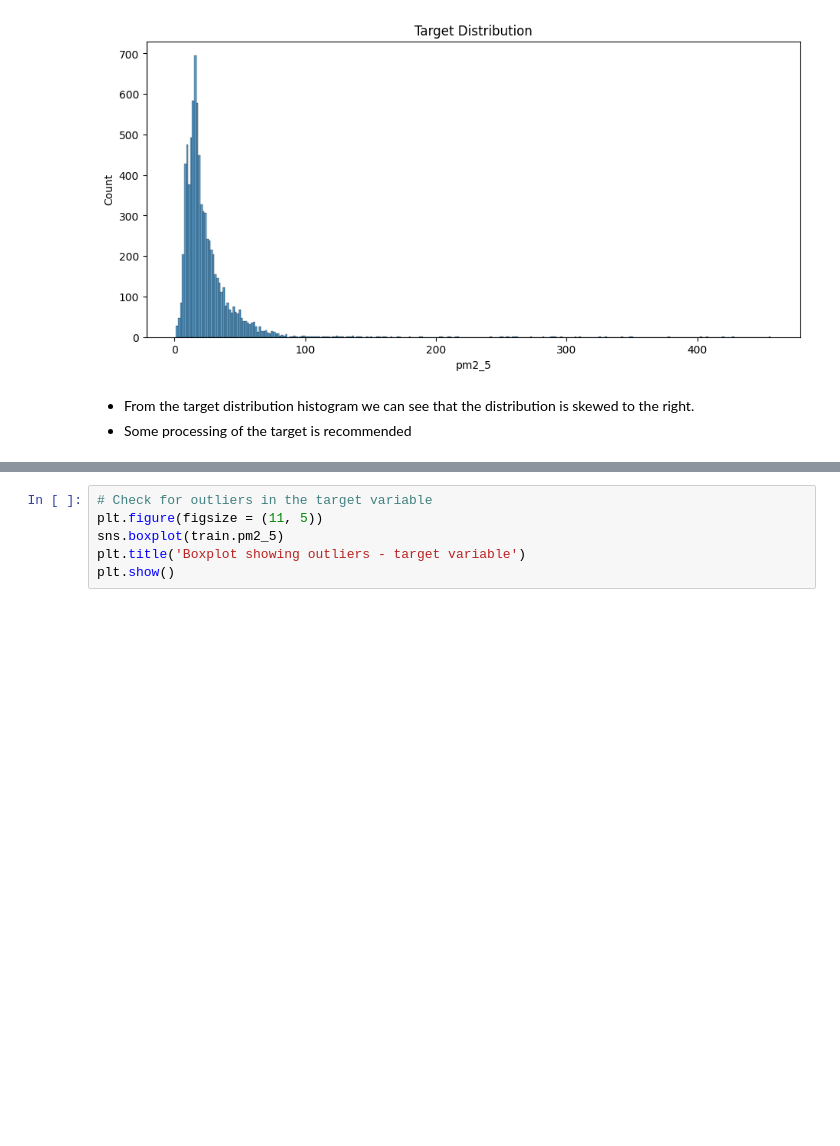
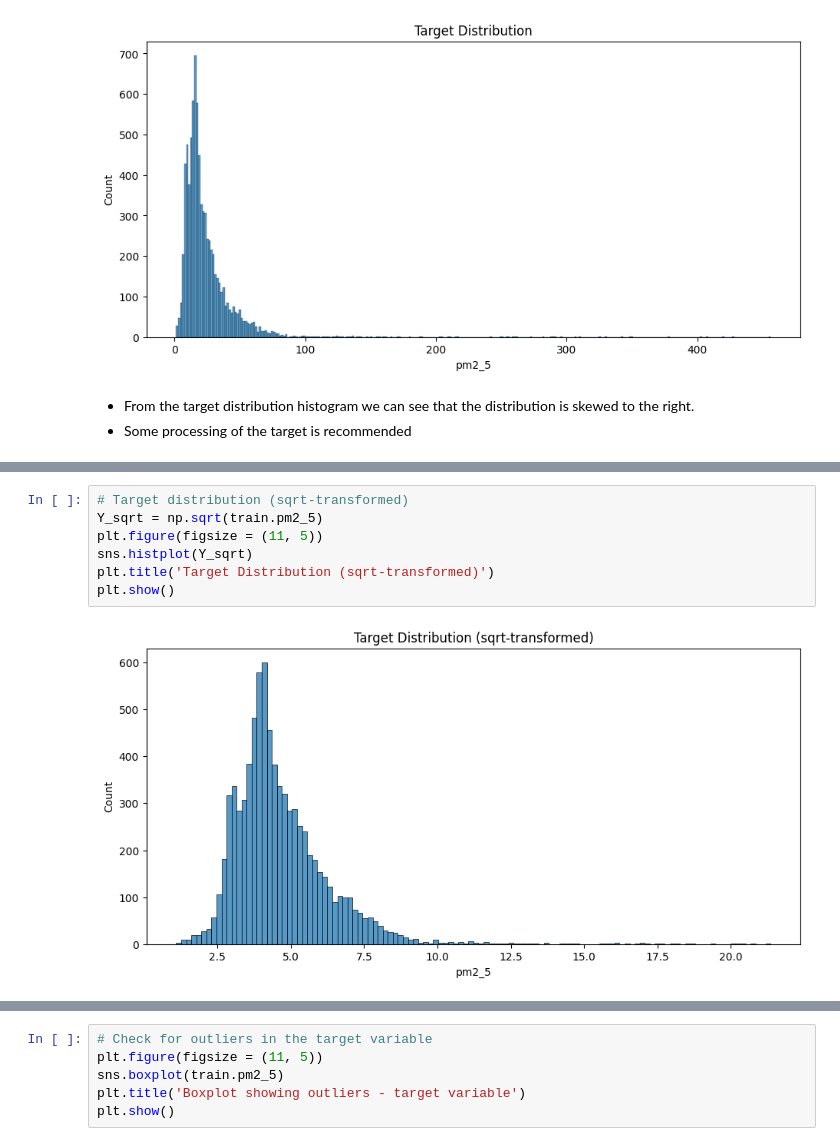
Before and after one commit to LyleW473/AfricanAirQualityPrediction, a Jupyter notebook: Airqo_starter_notebook.ipynb, the cells around one changed output, grey strips where cells are left out. Cells and saved outputs as stored; diff of their text form; blank space fills up the shorter version.

```diff
--- a/Airqo_starter_notebook.ipynb
+++ b/Airqo_starter_notebook.ipynb
@@ -64,0 +74,9 @@ plt.show()
+# %%
+# Target distribution (sqrt-transformed)
+Y_sqrt = np.sqrt(train.pm2_5)
+plt.figure(figsize = (11, 5))
+sns.histplot(Y_sqrt)
+plt.title('Target Distribution (sqrt-transformed)')
+plt.show()
+# %% [output]
+[figure, added]
```
Also changed, not shown: parts of 5 cells of this notebook.
